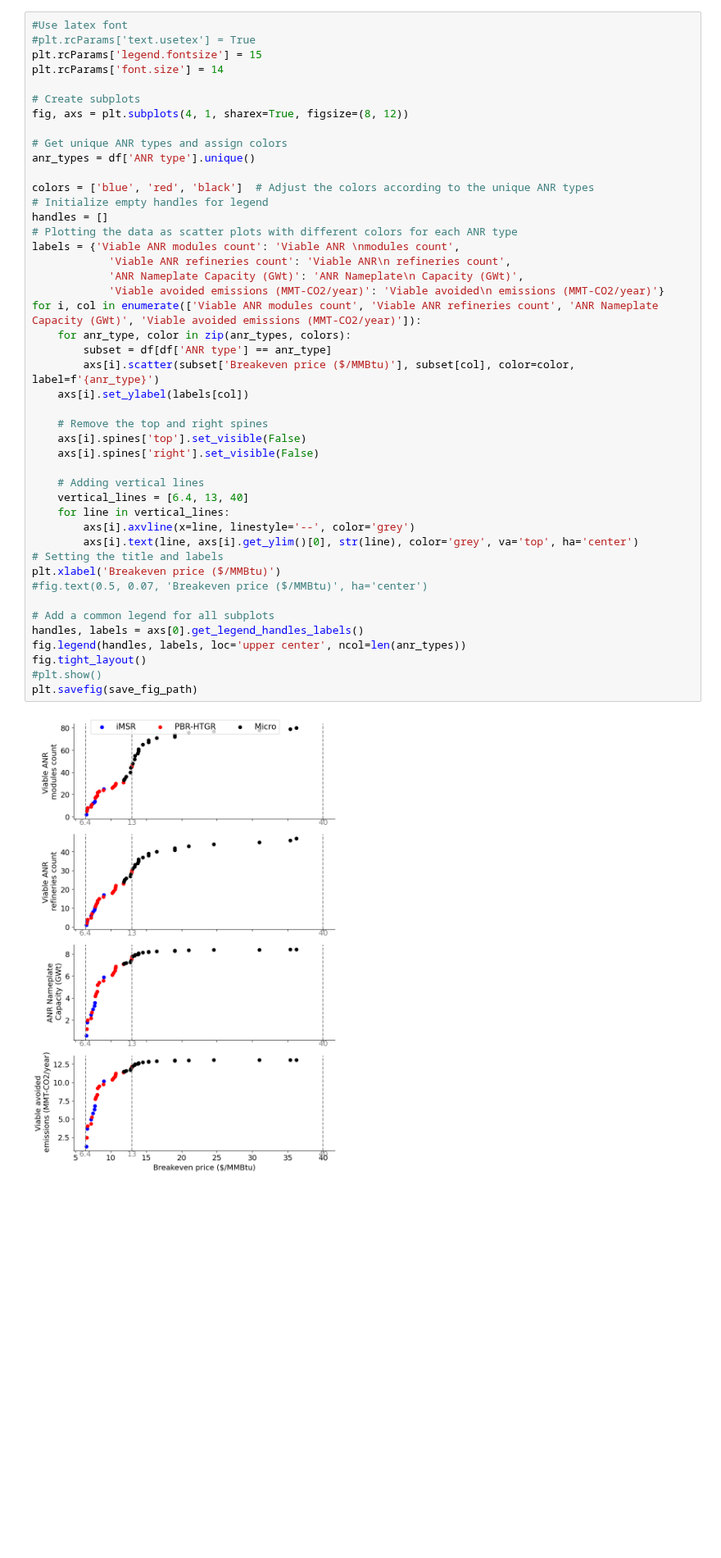
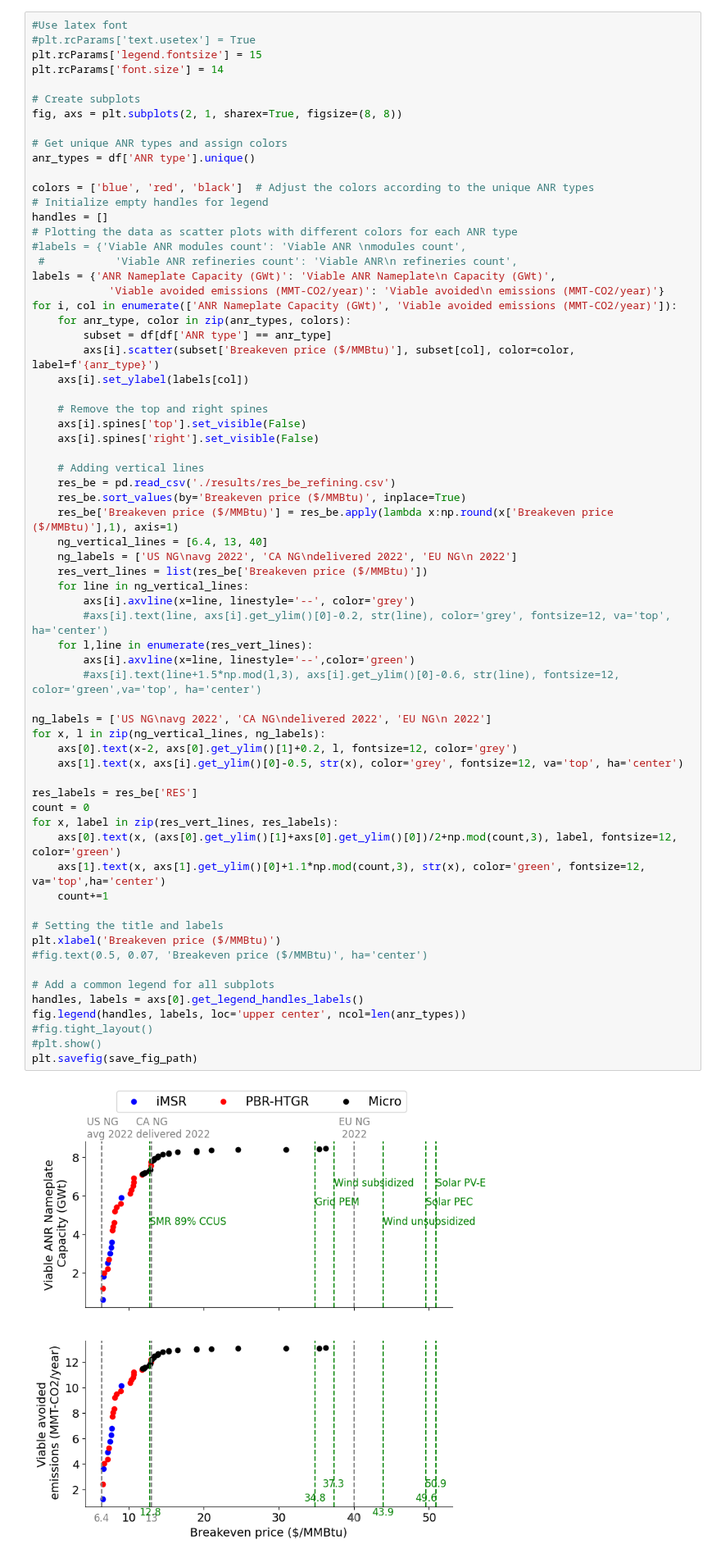
Before and after one commit to mgarrouste/SMR_deployment, a Jupyter notebook: code/pp_refining.ipynb, the cells around one changed output. Shown at 82% size. Saved outputs shown, nothing was run; the diff lists cells and outputs as text; blank space fills up the shorter version.

Commit message:
add res benchmarks on plot

```diff
--- a/code/pp_refining.ipynb
+++ b/code/pp_refining.ipynb
@@ -161,43 +161,64 @@ plt.rcParams['legend.fontsize'] = 15
 plt.rcParams['font.size'] = 14
 
 # Create subplots
-fig, axs = plt.subplots(4, 1, sharex=True, figsize=(8, 12))
+fig, axs = plt.subplots(2, 1, sharex=True, figsize=(8, 8))
 
 # Get unique ANR types and assign colors
 anr_types = df['ANR type'].unique()
 
 colors = ['blue', 'red', 'black']  # Adjust the colors according to the unique ANR types
 # Initialize empty handles for legend
 handles = []
 # Plotting the data as scatter plots with different colors for each ANR type
-labels = {'Viable ANR modules count': 'Viable ANR \nmodules count',
-            'Viable ANR refineries count': 'Viable ANR\n refineries count',
-            'ANR Nameplate Capacity (GWt)': 'ANR Nameplate\n Capacity (GWt)',
+#labels = {'Viable ANR modules count': 'Viable ANR \nmodules count',
+ #           'Viable ANR refineries count': 'Viable ANR\n refineries count',
+labels = {'ANR Nameplate Capacity (GWt)': 'Viable ANR Nameplate\n Capacity (GWt)',
             'Viable avoided emissions (MMT-CO2/year)': 'Viable avoided\n emissions (MMT-CO2/year)'}
-for i, col in enumerate(['Viable ANR modules count', 'Viable ANR refineries count', 'ANR Nameplate Capacity (GWt)', 'Viable avoided emissions (MMT-CO2/year)']):
+for i, col in enumerate(['ANR Nameplate Capacity (GWt)', 'Viable avoided emissions (MMT-CO2/year)']):
     for anr_type, color in zip(anr_types, colors):
         subset = df[df['ANR type'] == anr_type]
         axs[i].scatter(subset['Breakeven price ($/MMBtu)'], subset[col], color=color, label=f'{anr_type}')
     axs[i].set_ylabel(labels[col])
 
     # Remove the top and right spines
     axs[i].spines['top'].set_visible(False)
     axs[i].spines['right'].set_visible(False)
 
     # Adding vertical lines
-    vertical_lines = [6.4, 13, 40]
-    for line in vertical_lines:
+    res_be = pd.read_csv('./results/res_be_refining.csv')
+    res_be.sort_values(by='Breakeven price ($/MMBtu)', inplace=True)
+    res_be['Breakeven price ($/MMBtu)'] = res_be.apply(lambda x:np.round(x['Breakeven price ($/MMBtu)'],1), axis=1)
+    ng_vertical_lines = [6.4, 13, 40]
+    ng_labels = ['US NG\navg 2022', 'CA NG\ndelivered 2022', 'EU NG\n 2022']
+    res_vert_lines = list(res_be['Breakeven price ($/MMBtu)'])
+    for line in ng_vertical_lines:
         axs[i].axvline(x=line, linestyle='--', color='grey')
-        axs[i].text(line, axs[i].get_ylim()[0], str(line), color='grey', va='top', ha='center')
+        #axs[i].text(line, axs[i].get_ylim()[0]-0.2, str(line), color='grey', fontsize=12, va='top', ha='center')
+    for l,line in enumerate(res_vert_lines):
+        axs[i].axvline(x=line, linestyle='--',color='green')
+        #axs[i].text(line+1.5*np.mod(l,3), axs[i].get_ylim()[0]-0.6, str(line), fontsize=12, color='green',va='top', ha='center')
+
+ng_labels = ['US NG\navg 2022', 'CA NG\ndelivered 2022', 'EU NG\n 2022']
+for x, l in zip(ng_vertical_lines, ng_labels):
+    axs[0].text(x-2, axs[0].get_ylim()[1]+0.2, l, fontsize=12, color='grey')
+    axs[1].text(x, axs[i].get_ylim()[0]-0.5, str(x), color='grey', fontsize=12, va='top', ha='center')
+
+res_labels = res_be['RES']
+count = 0
+for x, label in zip(res_vert_lines, res_labels):
+    axs[0].text(x, (axs[0].get_ylim()[1]+axs[0].get_ylim()[0])/2+np.mod(count,3), label, fontsize=12, color='green')
+    axs[1].text(x, axs[1].get_ylim()[0]+1.1*np.mod(count,3), str(x), color='green', fontsize=12, va='top',ha='center')
+    count+=1
+
 # Setting the title and labels
 plt.xlabel('Breakeven price ($/MMBtu)')
 #fig.text(0.5, 0.07, 'Breakeven price ($/MMBtu)', ha='center')
 
 # Add a common legend for all subplots
 handles, labels = axs[0].get_legend_handles_labels()
 fig.legend(handles, labels, loc='upper center', ncol=len(anr_types))
-fig.tight_layout()
+#fig.tight_layout()
 #plt.show()
 plt.savefig(save_fig_path)
 # %% [output]
-[figure, old version]
+[figure, new version]
```
